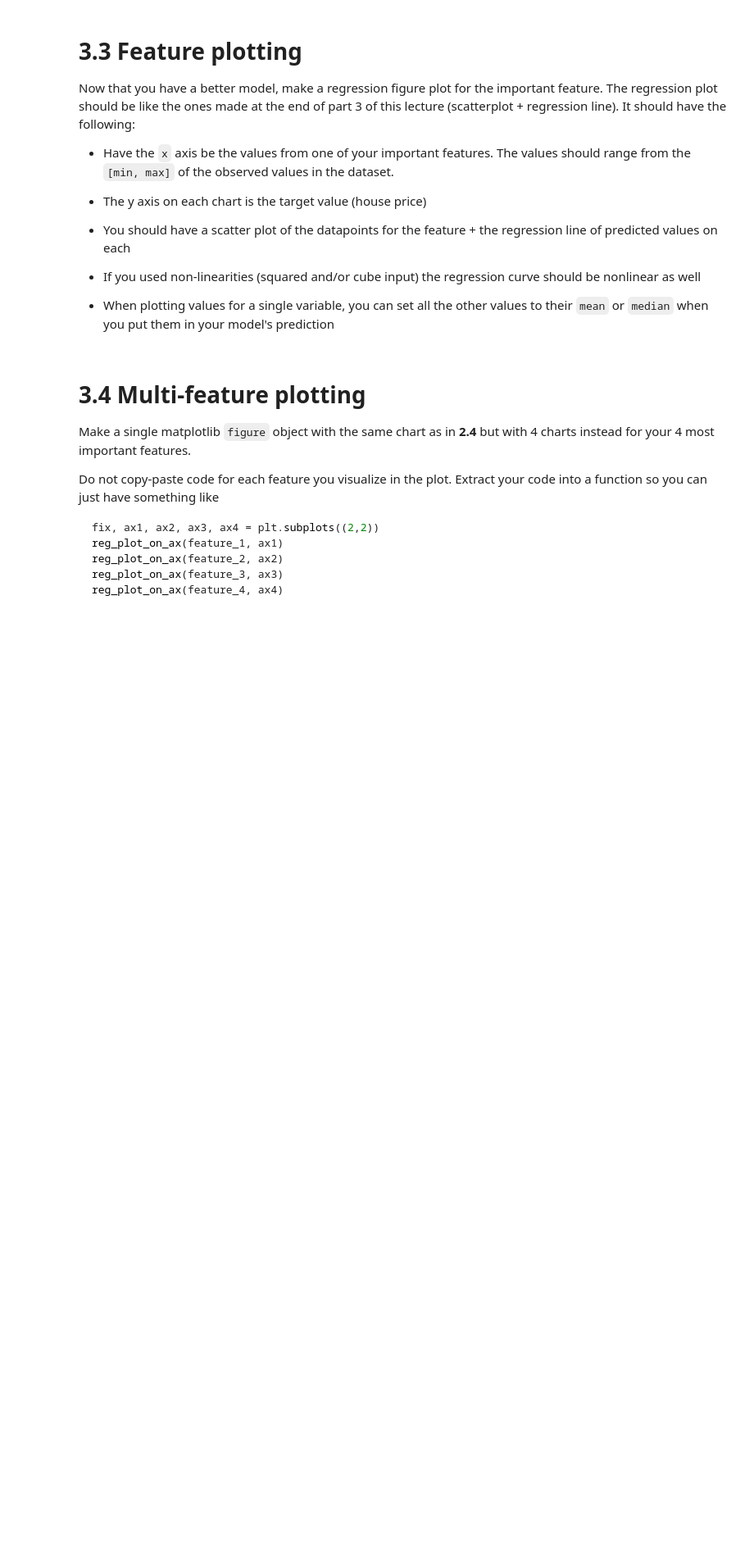
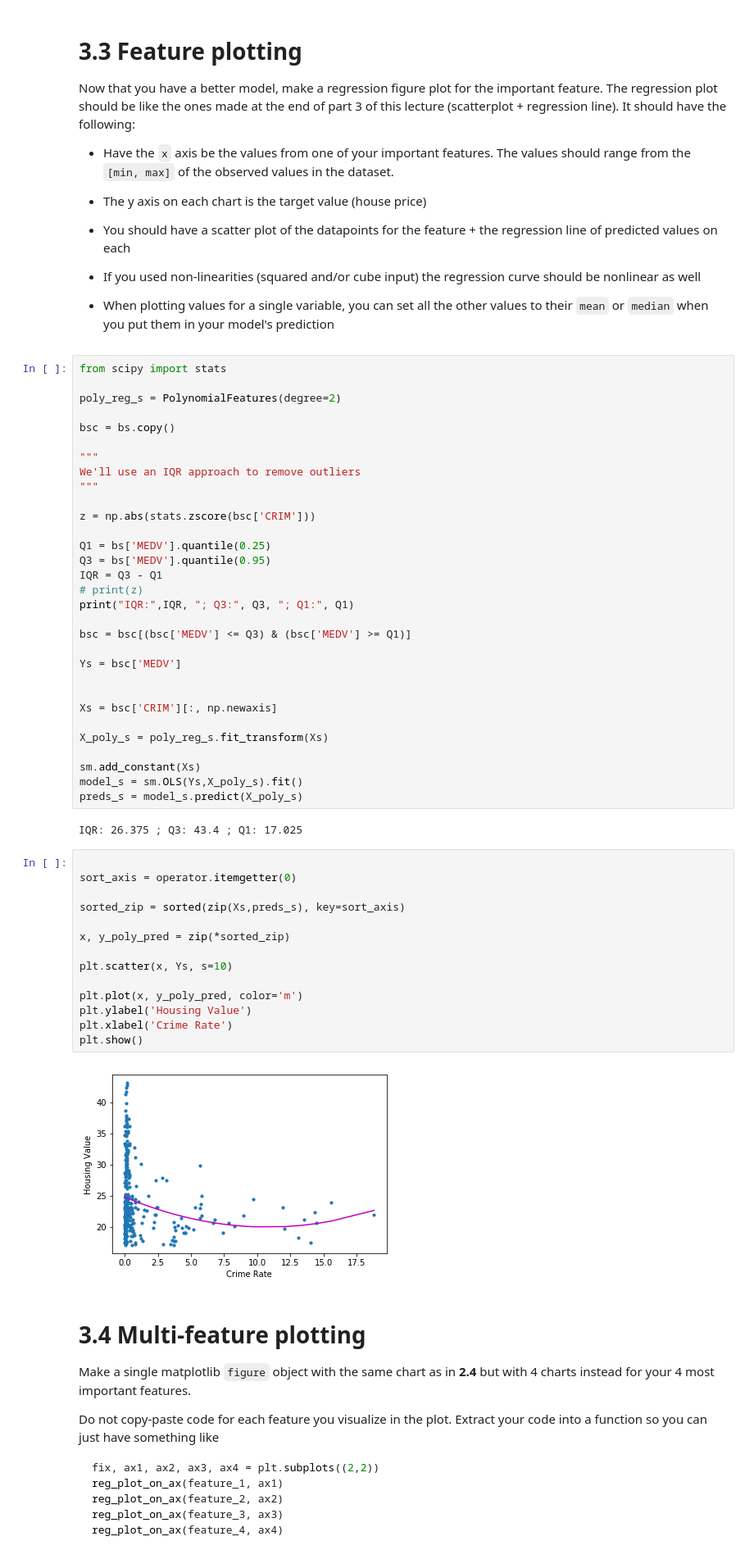
Before and after one commit to cb-ds-1/m3-1-regression, a Jupyter notebook: workshop.ipynb, the cells around one changed output. Shown: that part at 82% size. Cells and saved outputs as stored; diff of their text form; blank space fills up the shorter version.

```diff
--- a/workshop.ipynb
+++ b/workshop.ipynb
@@ -361,6 +514,55 @@ Now that you have a better model, make a regression figure plot for the importan
 - If you used non-linearities (squared and/or cube input) the regression curve should be nonlinear as well
 
 - When plotting values for a single variable, you can set all the other values to their `mean` or `median` when you put them in your model's prediction
+# %%
+from scipy import stats
+
+poly_reg_s = PolynomialFeatures(degree=2)
+
+bsc = bs.copy()
+
+"""
+We'll use an IQR approach to remove outliers
+"""
+
+z = np.abs(stats.zscore(bsc['CRIM']))
+
+Q1 = bs['MEDV'].quantile(0.25)
+Q3 = bs['MEDV'].quantile(0.95)
+IQR = Q3 - Q1
+# print(z)
+print("IQR:",IQR, "; Q3:", Q3, "; Q1:", Q1)
+
+bsc = bsc[(bsc['MEDV'] <= Q3) & (bsc['MEDV'] >= Q1)]
+
+Ys = bsc['MEDV']
+
+
+Xs = bsc['CRIM'][:, np.newaxis]
+
+X_poly_s = poly_reg_s.fit_transform(Xs)
+
+sm.add_constant(Xs)
+model_s = sm.OLS(Ys,X_poly_s).fit()
+preds_s = model_s.predict(X_poly_s)
+# %% [output]
+IQR: 26.375 ; Q3: 43.4 ; Q1: 17.025
+# %%
+
+sort_axis = operator.itemgetter(0)
+
+sorted_zip = sorted(zip(Xs,preds_s), key=sort_axis)
+
+x, y_poly_pred = zip(*sorted_zip)
+
+plt.scatter(x, Ys, s=10)
+
+plt.plot(x, y_poly_pred, color='m')
+plt.ylabel('Housing Value')
+plt.xlabel('Crime Rate')
+plt.show()
+# %% [output]
+[figure, added]
 # %% [markdown]
 # 3.4 Multi-feature plotting
 
```
Also changed, not shown: parts of 7 cells of this notebook, 2 other files.
